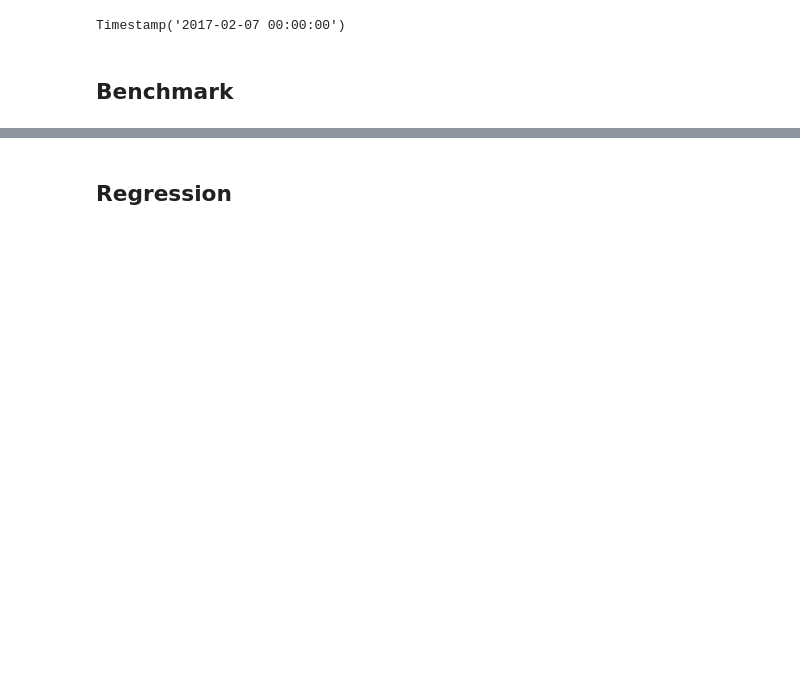
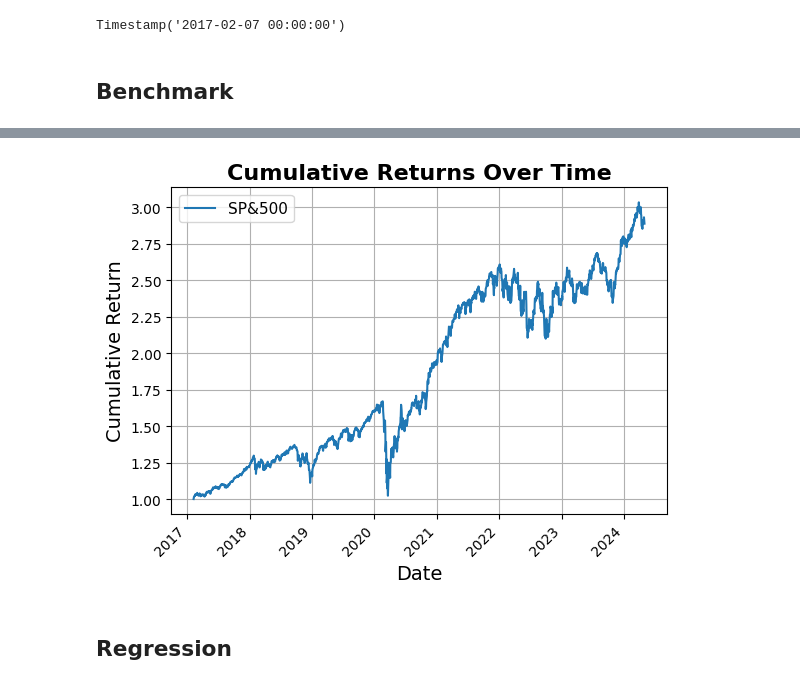
Before and after one commit to udacity/building-a-workflow-for-aI, a Jupyter notebook: l3-supervised-learning-regression/Lesson3.ipynb, the cells around one changed output, grey strips where cells are left out. Saved outputs shown, nothing was run; the diff lists cells and outputs as text; code cells hidden in the pictures; blank space fills up the shorter version.

```diff
--- a/l3-supervised-learning-regression/Lesson3.ipynb
+++ b/l3-supervised-learning-regression/Lesson3.ipynb
@@ -550,2 +551,16 @@ Sharpe Ratio of Strategy: 0.84
+# %%
+cum_returns.plot()
+# Customizing the plot
+plt.title('Cumulative Returns Over Time', fontsize=16, fontweight='bold')
+plt.xlabel('Date', fontsize=14)
+plt.ylabel('Cumulative Return', fontsize=14)
+plt.grid(True)
+plt.xticks(rotation=45)
+plt.legend(title_fontsize='13', fontsize='11')
+
+# Display the plot
+plt.show()
+# %% [output]
+[figure, added]
 # %% [markdown]
 ## Regression
```
Also changed, not shown: parts of 51 cells of this notebook.
